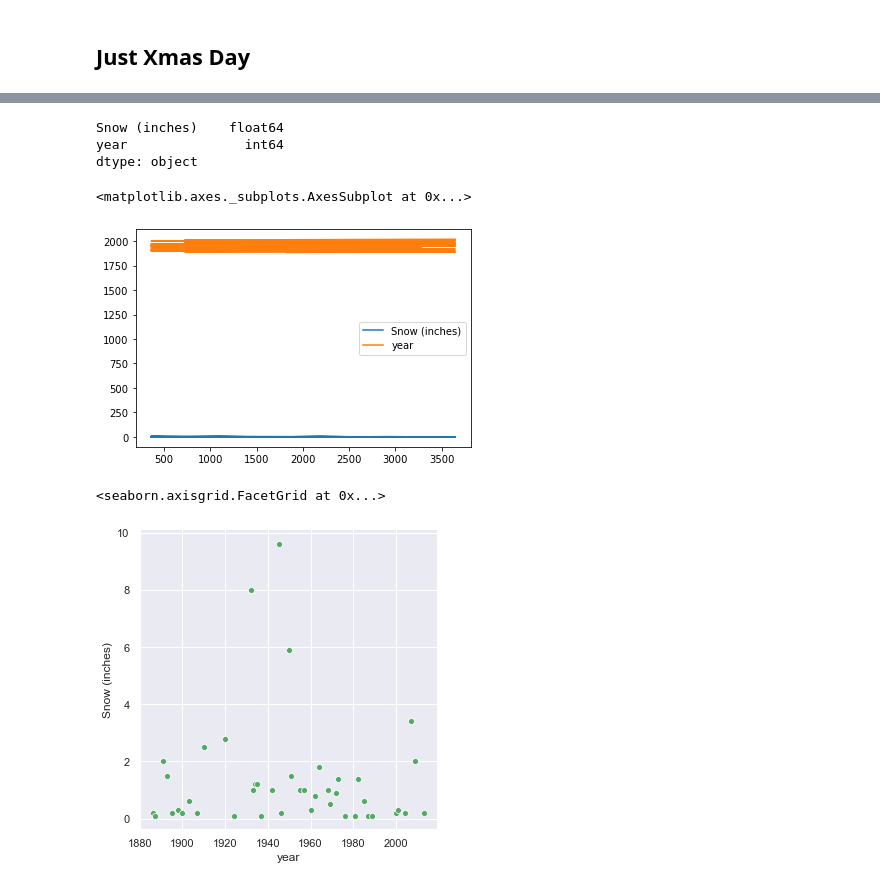
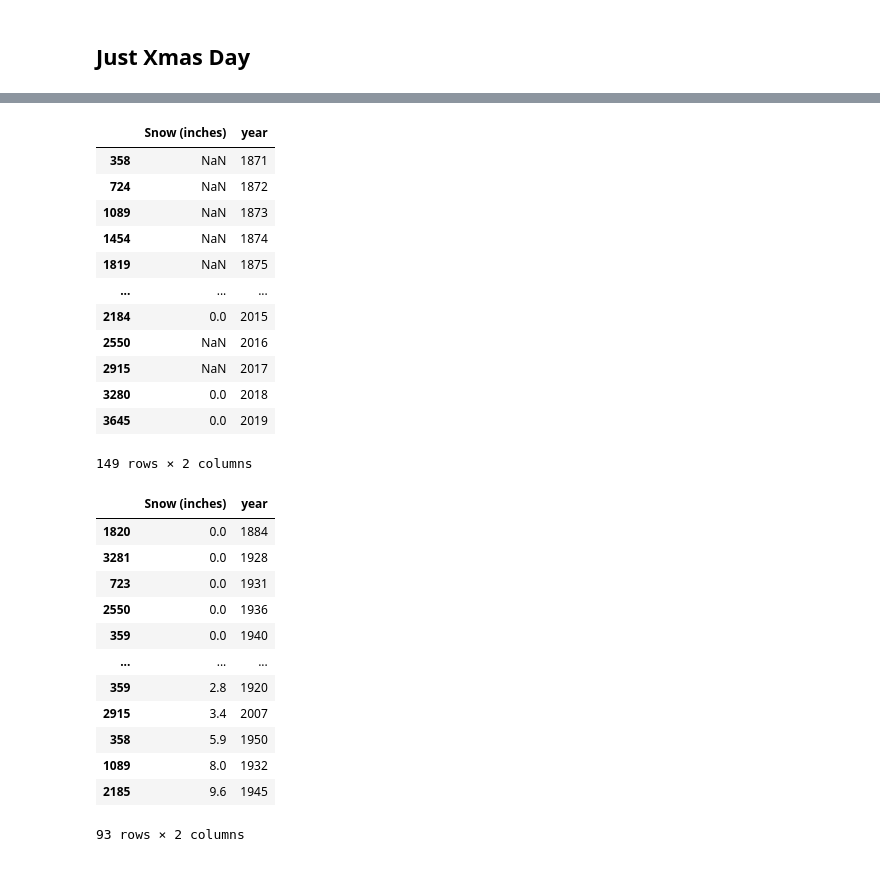
Before and after one commit to searanch/weather_lab, a Jupyter notebook: minneapolis_historical_weather.ipynb, the cells around one changed output, grey strips where cells are left out. Drawn from its saved outputs; the diff is of its cells as text; code cells hidden in the pictures.

```diff
--- a/minneapolis_historical_weather.ipynb
+++ b/minneapolis_historical_weather.ipynb
@@ -60,11 +66,21 @@ xmas_snow
 xmas_snow=xmas_snow.apply(pd.to_numeric, errors='coerce')
 # %%
 # check datatypes
-xmas_snow.dtypes
+xmas_snow
 # %% [output]
+|  | Snow (inches) | year |
+| 358 | NaN | 1871 |
+| 724 | NaN | 1872 |
+| 1089 | NaN | 1873 |
+| 1454 | NaN | 1874 |
+| 1819 | NaN | 1875 |
+| ... | ... | ... |
+| 2184 | 0.0 | 2015 |
+| 2550 | NaN | 2016 |
+| 2915 | NaN | 2017 |
+| 3280 | 0.0 | 2018 |
+| 3645 | 0.0 | 2019 |
-Snow (inches)    float64
-year               int64
-dtype: object
+149 rows × 2 columns
 # %%
 # drop nan values to plot
 xmas_snow=xmas_snow.dropna()
@@ -74,19 +92,22 @@ exclude_zero = xmas_snow[xmas_snow['Snow (inches)']!=0.00]
 # %%
 # plot snow
-xmas_snow.plot()
+xmas_snow.sort_values(by=['Snow (inches)']).tail(100)
 # %% [output]
+|  | Snow (inches) | year |
+| 1820 | 0.0 | 1884 |
+| 3281 | 0.0 | 1928 |
+| 723 | 0.0 | 1931 |
+| 2550 | 0.0 | 1936 |
+| 359 | 0.0 | 1940 |
+| ... | ... | ... |
+| 359 | 2.8 | 1920 |
+| 2915 | 3.4 | 2007 |
+| 358 | 5.9 | 1950 |
+| 1089 | 8.0 | 1932 |
+| 2185 | 9.6 | 1945 |
-<matplotlib.axes._subplots.AxesSubplot at 0x...>
+93 rows × 2 columns
-[figure, removed]
 # %%
 import seaborn as sns
 import matplotlib.pyplot as plt
 import seaborn as sns
 from matplotlib.pyplot import figure
-# %%
-sns.set(style="darkgrid")
-
-
-sns.relplot(x='year',y='Snow (inches)', data=exclude_zero,color='g')
-# %% [output]
-<seaborn.axisgrid.FacetGrid at 0x...>
-[figure, removed]
```
Also changed, not shown: parts of 25 cells of this notebook, 2 other files.
